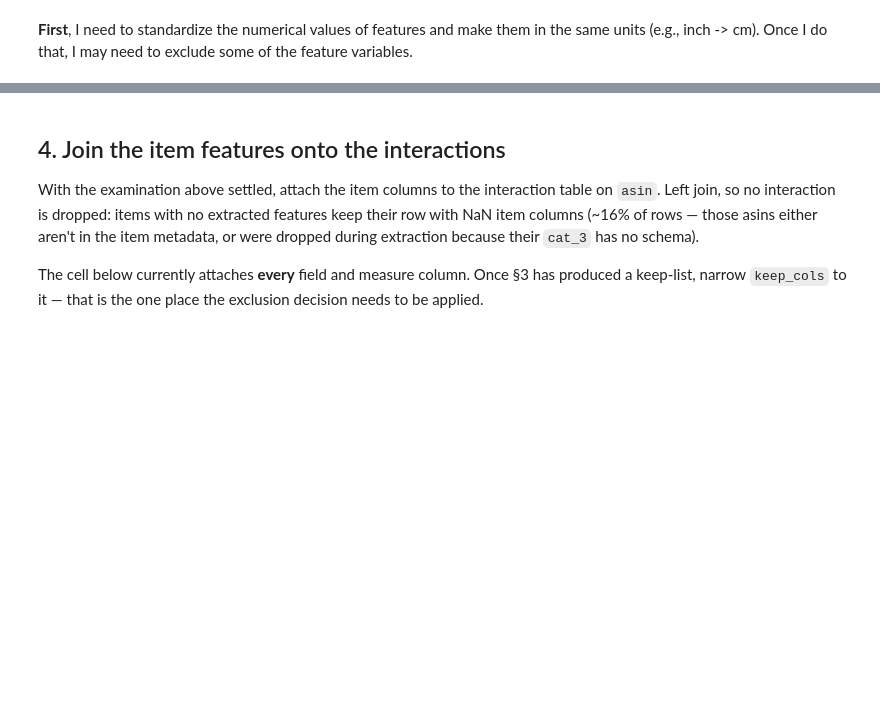
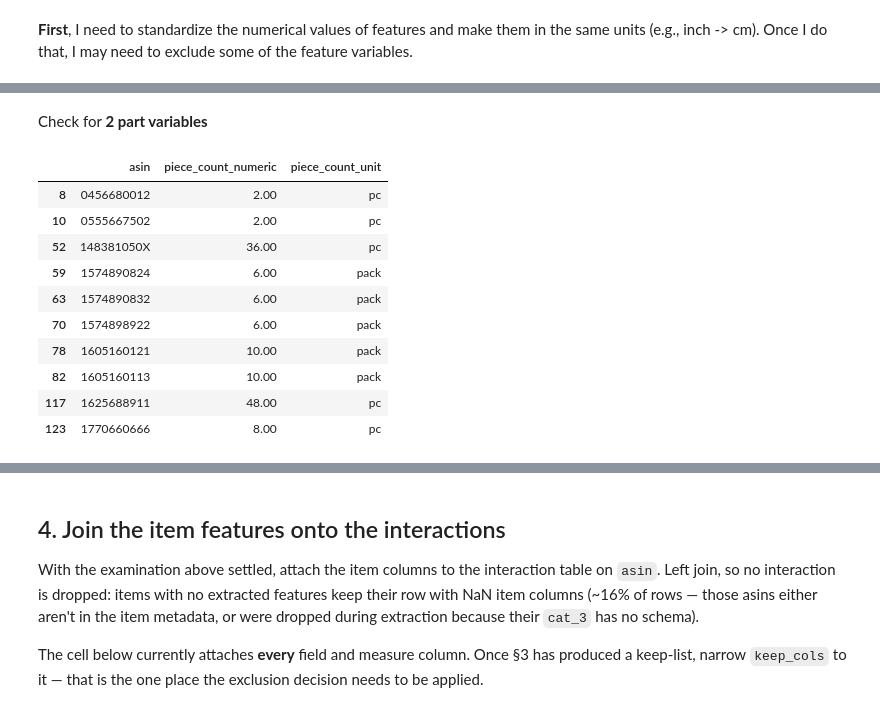
Before and after one commit to flamesmith/RecSystem, a Jupyter notebook: ttn/ttn.ipynb, the cells around one changed output, grey strips where cells are left out. Saved outputs shown, nothing was run; the diff lists cells and outputs as text; code cells hidden in the pictures; blank space fills up the shorter version.

```diff
--- a/ttn/ttn.ipynb
+++ b/ttn/ttn.ipynb
@@ -412,3 +514,26 @@ for i in ('bar_pressure_numeric_cleaned', 'capacity_cups_numeric_cleaned',
+# %% [markdown]
+Check for **2 part variables**
 # %%
-df_features[df_features['piece_count_unit'].isna() == False][['asin', 'piece_count_numeric', 'piece_count_unit']].head(10)
-# df_features['piece_count_unit'].unique()
+# 1 capacity_volume_numeric <br>
+# 2 capacity_volume_unit <br>
+# <br>
+# 1 piece_count_numeric <br>
+# 2 piece_count_unit <br>
+# <br>
+# 1 thread_count_numeric <br>
+# 2 thread_count_unit <br>
+# <br>
+# 1 weight_numeric <br>
+# 2 weight_unit <br>
+# %% [output]
+|  | asin | piece_count_numeric | piece_count_unit |
+| 8 | 0456680012 | 2.00 | pc |
+| 10 | 0555667502 | 2.00 | pc |
+| 52 | 148381050X | 36.00 | pc |
+| 59 | 1574890824 | 6.00 | pack |
+| 63 | 1574890832 | 6.00 | pack |
+| 70 | 1574898922 | 6.00 | pack |
+| 78 | 1605160121 | 10.00 | pack |
+| 82 | 1605160113 | 10.00 | pack |
+| 117 | 1625688911 | 48.00 | pc |
+| 123 | 1770660666 | 8.00 | pc |
```
Also changed, not shown: parts of 19 cells of this notebook, 6 other files.
